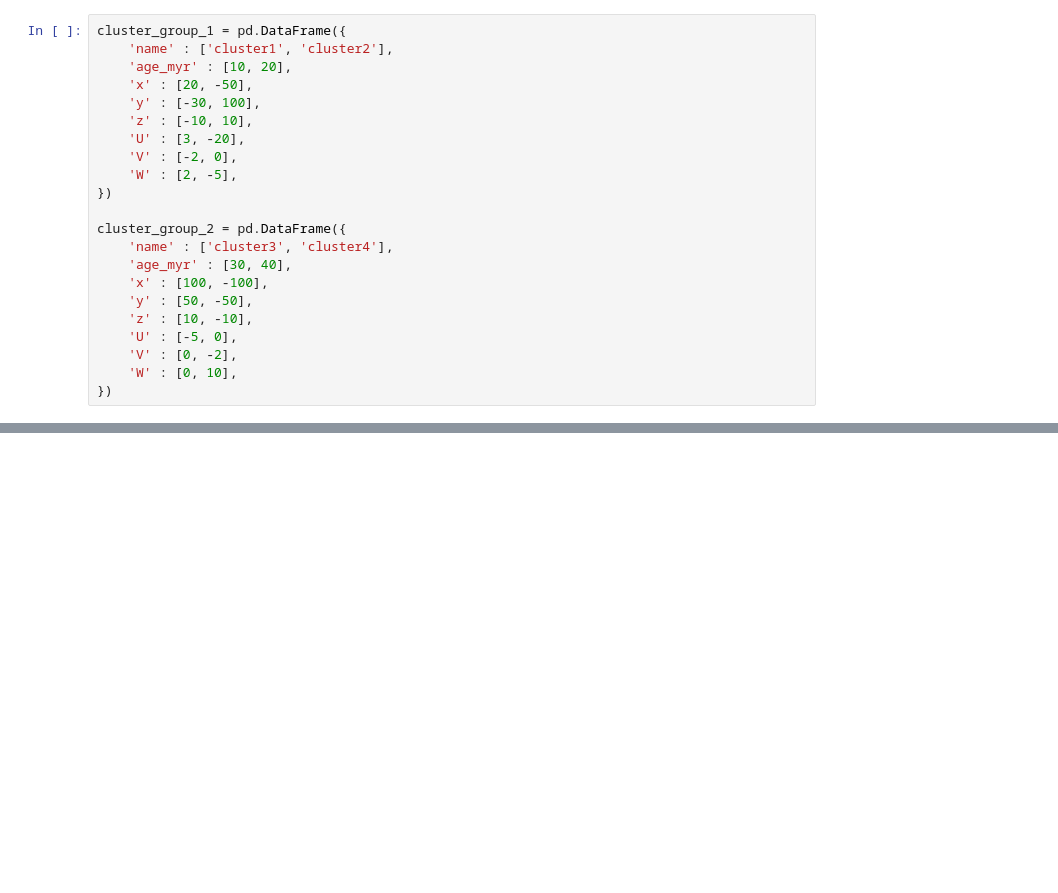
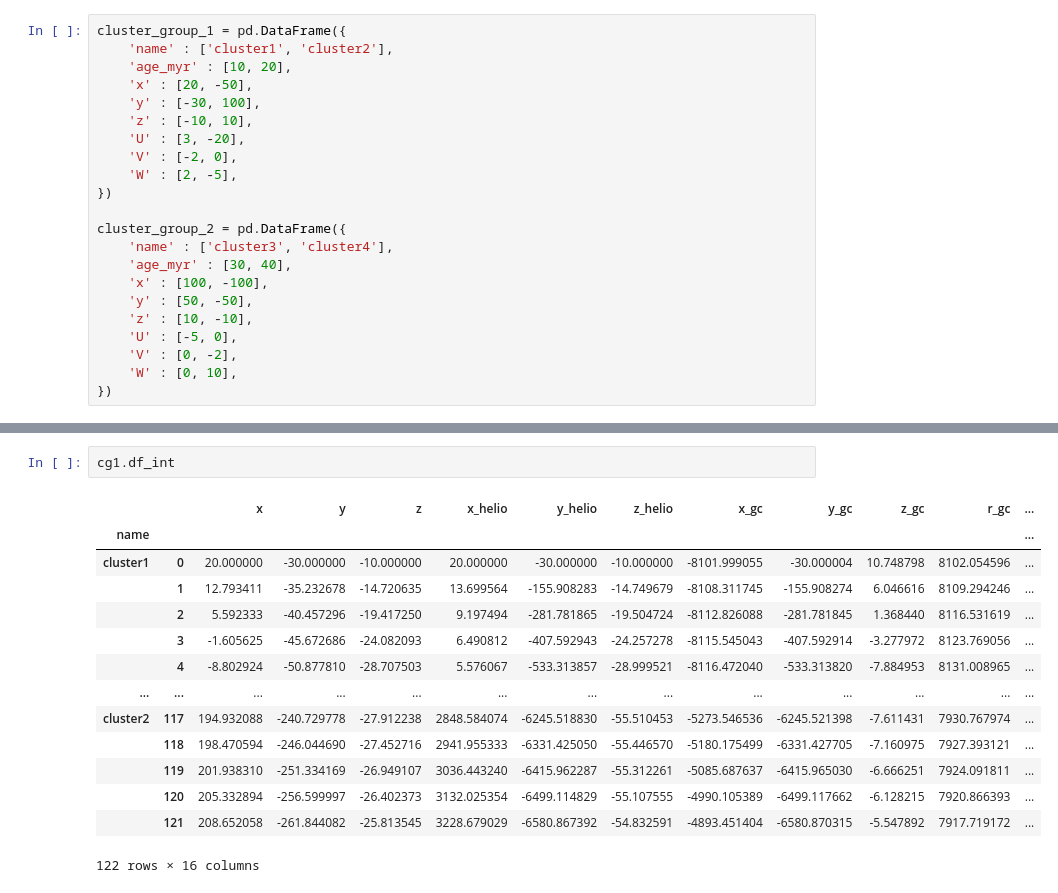
Before and after one commit to CSwigg/oviz, a Jupyter notebook: tutorial_notebooks/tutorial.ipynb, the cells around one changed output, grey strips where cells are left out. Cells and saved outputs as stored; diff of their text form; blank space fills up the shorter version.

```diff
--- a/tutorial_notebooks/tutorial.ipynb
+++ b/tutorial_notebooks/tutorial.ipynb
@@ -62,0 +88,17 @@ fig = plotter.generate_3d_plot(
+# %%
+cg1.df_int
+# %% [output]
+|  |  | x | y | z | x_helio | y_helio | z_helio | x_gc | y_gc | z_gc | r_gc | ... |
+| name |  |  |  |  |  |  |  |  |  |  |  | ... |
+| cluster1 | 0 | 20.000000 | -30.000000 | -10.000000 | 20.000000 | -30.000000 | -10.000000 | -8101.999055 | -30.000004 | 10.748798 | 8102.054596 | ... |
+|  | 1 | 12.793411 | -35.232678 | -14.720635 | 13.699564 | -155.908283 | -14.749679 | -8108.311745 | -155.908274 | 6.046616 | 8109.294246 | ... |
+|  | 2 | 5.592333 | -40.457296 | -19.417250 | 9.197494 | -281.781865 | -19.504724 | -8112.826088 | -281.781845 | 1.368440 | 8116.531619 | ... |
+|  | 3 | -1.605625 | -45.672686 | -24.082093 | 6.490812 | -407.592943 | -24.257278 | -8115.545043 | -407.592914 | -3.277972 | 8123.769056 | ... |
+|  | 4 | -8.802924 | -50.877810 | -28.707503 | 5.576067 | -533.313857 | -28.999521 | -8116.472040 | -533.313820 | -7.884953 | 8131.008965 | ... |
+| ... | ... | ... | ... | ... | ... | ... | ... | ... | ... | ... | ... | ... |
+| cluster2 | 117 | 194.932088 | -240.729778 | -27.912238 | 2848.584074 | -6245.518830 | -55.510453 | -5273.546536 | -6245.521398 | -7.611431 | 7930.767974 | ... |
+|  | 118 | 198.470594 | -246.044690 | -27.452716 | 2941.955333 | -6331.425050 | -55.446570 | -5180.175499 | -6331.427705 | -7.160975 | 7927.393121 | ... |
+|  | 119 | 201.938310 | -251.334169 | -26.949107 | 3036.443240 | -6415.962287 | -55.312261 | -5085.687637 | -6415.965030 | -6.666251 | 7924.091811 | ... |
+|  | 120 | 205.332894 | -256.599997 | -26.402373 | 3132.025354 | -6499.114829 | -55.107555 | -4990.105389 | -6499.117662 | -6.128215 | 7920.866393 | ... |
+|  | 121 | 208.652058 | -261.844082 | -25.813545 | 3228.679029 | -6580.867392 | -54.832591 | -4893.451404 | -6580.870315 | -5.547892 | 7917.719172 | ... |
+122 rows × 16 columns
```
Also changed, not shown: parts of 4 cells of this notebook, 4 other files.
